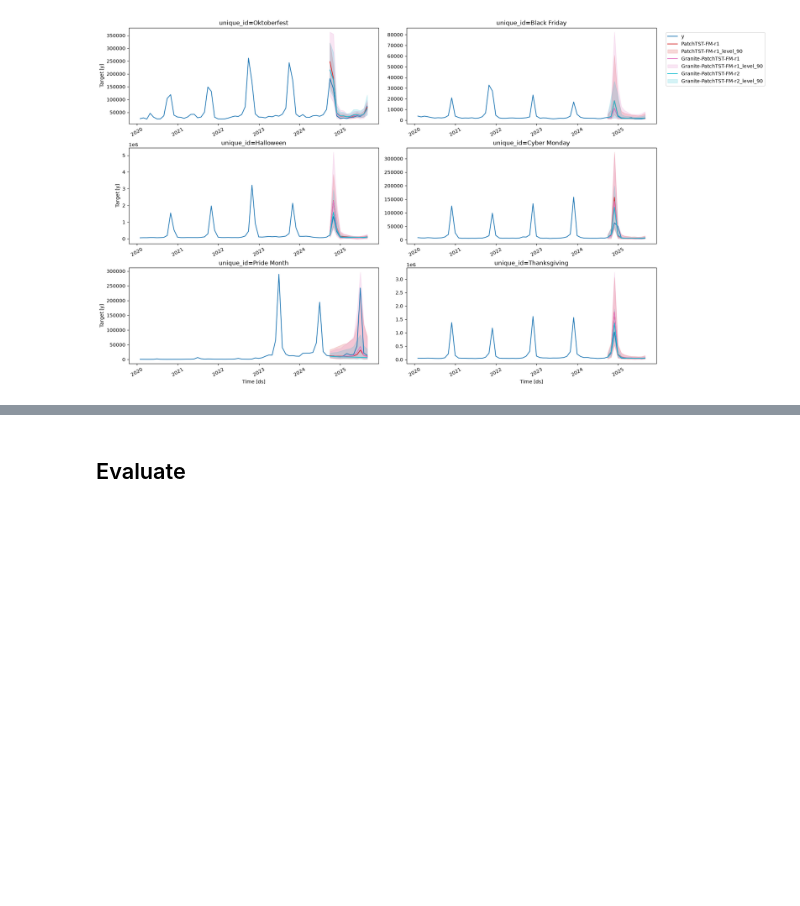
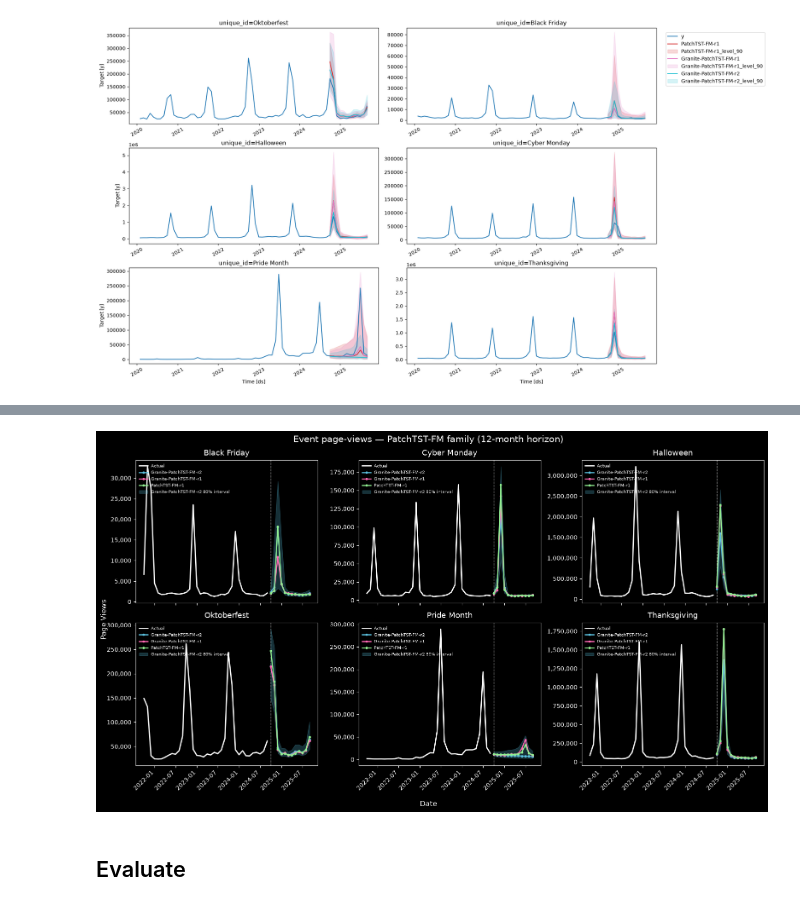
Before and after one commit to TimeCopilot/timecopilot, a Jupyter notebook: docs/examples/patchtst-fm-family.ipynb, the cells around one changed output, grey strips where cells are left out. Saved outputs shown, nothing was run; the diff lists cells and outputs as text; code cells hidden in the pictures; blank space fills up the shorter version.

Commit message:
chore(release): prepare v0.0.35 changelog and PatchTST family notebook
Document test and torch pin fixes; add TimesFM-style forecast comparison plot.

Co-authored-by: Cursor <cursoragent@cursor.com>

```diff
--- a/docs/examples/patchtst-fm-family.ipynb
+++ b/docs/examples/patchtst-fm-family.ipynb
@@ -123,3 +127,93 @@ tcf.plot(df, cv_df.drop(columns=["cutoff", "y"]), level=[90])
+# %%
+import matplotlib.dates as mdates
+import matplotlib.pyplot as plt
+from matplotlib.ticker import FuncFormatter
+
+plt.style.use("dark_background")
+
+series_ids = sorted(df["unique_id"].unique())
+highlight = "Granite-PatchTST-FM-r2"
+forecast_models = [
+    "Granite-PatchTST-FM-r2",
+    "Granite-PatchTST-FM-r1",
+    "PatchTST-FM-r1",
+]
+model_colors = {
+    "Granite-PatchTST-FM-r2": "#5bc0de",
+    "Granite-PatchTST-FM-r1": "#ff69b4",
+    "PatchTST-FM-r1": "#90ee90",
+}
+
+fig, axes = plt.subplots(2, 3, figsize=(16, 9), sharex=True)
+axes = axes.ravel()
+
+for ax, series_id in zip(axes, series_ids, strict=True):
+    fcst_all = cv_df.query("unique_id == @series_id").sort_values("ds")
+    cutoff = fcst_all["cutoff"].iloc[0]
+    forecast_start = fcst_all["ds"].min()
+    history_start = forecast_start - pd.DateOffset(months=3 * h)
+
+    series_df = df.query("unique_id == @series_id and ds >= @history_start").sort_values("ds")
+    fcst_df = (
+        cv_df.query("unique_id == @series_id and ds >= @history_start")
+        .sort_values("ds")
+        .copy()
+    )
+    insample = series_df.query("ds <= @cutoff")
+    forecast = fcst_df.query("ds >= @forecast_start")
+
+    ax.plot(
+        insample["ds"],
+        insample["y"],
+        color="white",
+        linewidth=2.0,
+        label="Actual",
+        zorder=5,
+    )
+    for model in forecast_models:
+        ax.plot(
+            forecast["ds"],
+            forecast[model],
+            color=model_colors[model],
+            linewidth=1.8,
+            marker="o",
+            markersize=3,
+            label=model,
+            zorder=4,
+        )
+    ax.fill_between(
+        forecast["ds"],
+        forecast[f"{highlight}-lo-80"],
+        forecast[f"{highlight}-hi-80"],
+        color=model_colors[highlight],
+        alpha=0.25,
+        label=f"{highlight} 80% interval",
+        zorder=3,
+    )
+    ax.axvline(forecast_start, color="0.65", linestyle="--", linewidth=1, zorder=2)
+    ax.set_title(series_id, fontsize=13, pad=8)
+    ax.yaxis.set_major_formatter(FuncFormatter(lambda x, _: f"{x:,.0f}"))
+    ax.xaxis.set_major_formatter(mdates.DateFormatter("%Y-%m"))
+    plt.setp(ax.get_xticklabels(), rotation=45, ha="right")
+    ax.legend(loc="upper left", frameon=False, fontsize=7)
+
+fig.suptitle(
+    f"Event page-views — PatchTST-FM family ({h}-month horizon)",
+    fontsize=15,
+    y=0.98,
+)
+fig.supxlabel("Date")
+fig.supylabel("Page Views")
+fig.tight_layout()
+fig.savefig(
+    "patchtst-fm-family-forecast.png",
+    dpi=150,
+    bbox_inches="tight",
+    facecolor=fig.get_facecolor(),
+)
+plt.show()
+# %% [output]
+[figure, added]
 # %% [markdown]
 ## Evaluate
 # %%
```
Also changed, not shown: parts of 1 cell of this notebook, 1 other file.
